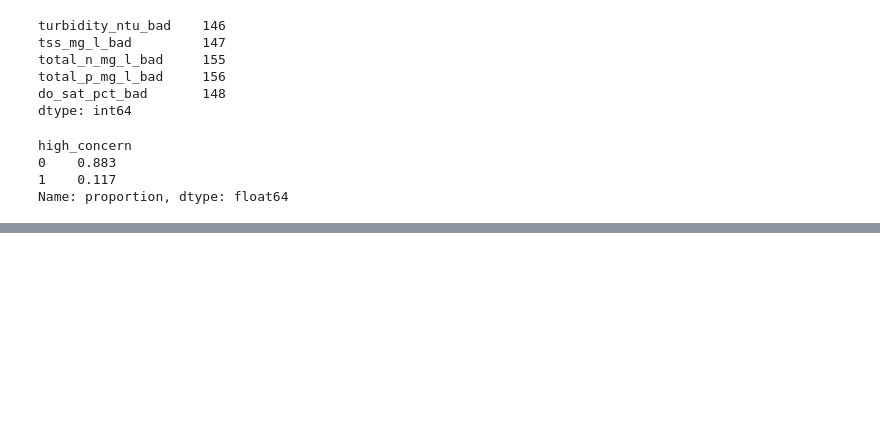
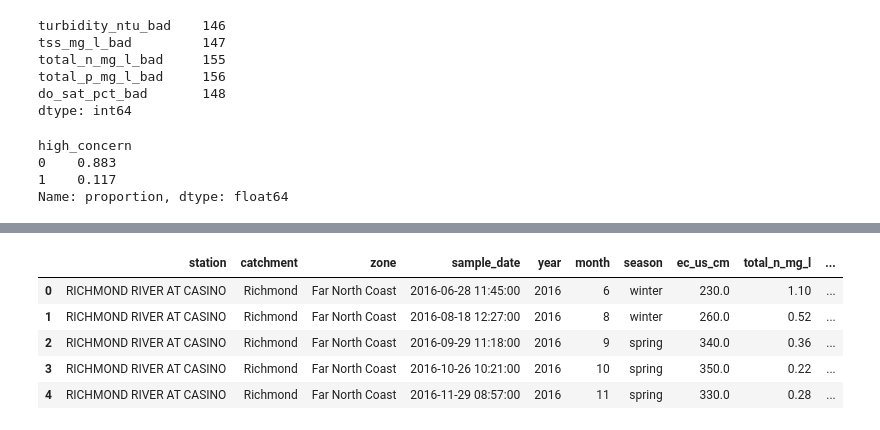
Before and after one commit to rosisneupane/nsw-water-quality-analysis, a Jupyter notebook: notebooks/01_exploration.ipynb, the cells around one changed output, grey strips where cells are left out. Saved outputs shown, nothing was run; the diff lists cells and outputs as text; code cells hidden in the pictures; blank space fills up the shorter version.

```diff
--- a/notebooks/01_exploration.ipynb
+++ b/notebooks/01_exploration.ipynb
@@ -369,0 +458,18 @@ Name: proportion, dtype: float64
+# %%
+# save the dataset for modelling
+modelling_cols = [
+    "station", "catchment", "zone",
+    "sample_date", "year", "month", "season",
+] + indicator_cols + ["risk_score", "high_concern"] + bad_flag_cols
+
+df_mod = df[modelling_cols].copy()
+df_mod.to_csv("../data/wq_modelling.csv", index=False)
+
+df_mod.head()
+# %% [output]
+|  | station | catchment | zone | sample_date | year | month | season | ec_us_cm | total_n_mg_l | ... |
+| 0 | RICHMOND RIVER AT CASINO | Richmond | Far North Coast | 2016-06-28 11:45:00 | 2016 | 6 | winter | 230.0 | 1.10 | ... |
+| 1 | RICHMOND RIVER AT CASINO | Richmond | Far North Coast | 2016-08-18 12:27:00 | 2016 | 8 | winter | 260.0 | 0.52 | ... |
+| 2 | RICHMOND RIVER AT CASINO | Richmond | Far North Coast | 2016-09-29 11:18:00 | 2016 | 9 | spring | 340.0 | 0.36 | ... |
+| 3 | RICHMOND RIVER AT CASINO | Richmond | Far North Coast | 2016-10-26 10:21:00 | 2016 | 10 | spring | 350.0 | 0.22 | ... |
+| 4 | RICHMOND RIVER AT CASINO | Richmond | Far North Coast | 2016-11-29 08:57:00 | 2016 | 11 | spring | 330.0 | 0.28 | ... |
```
Also changed, not shown: parts of 8 cells of this notebook.
